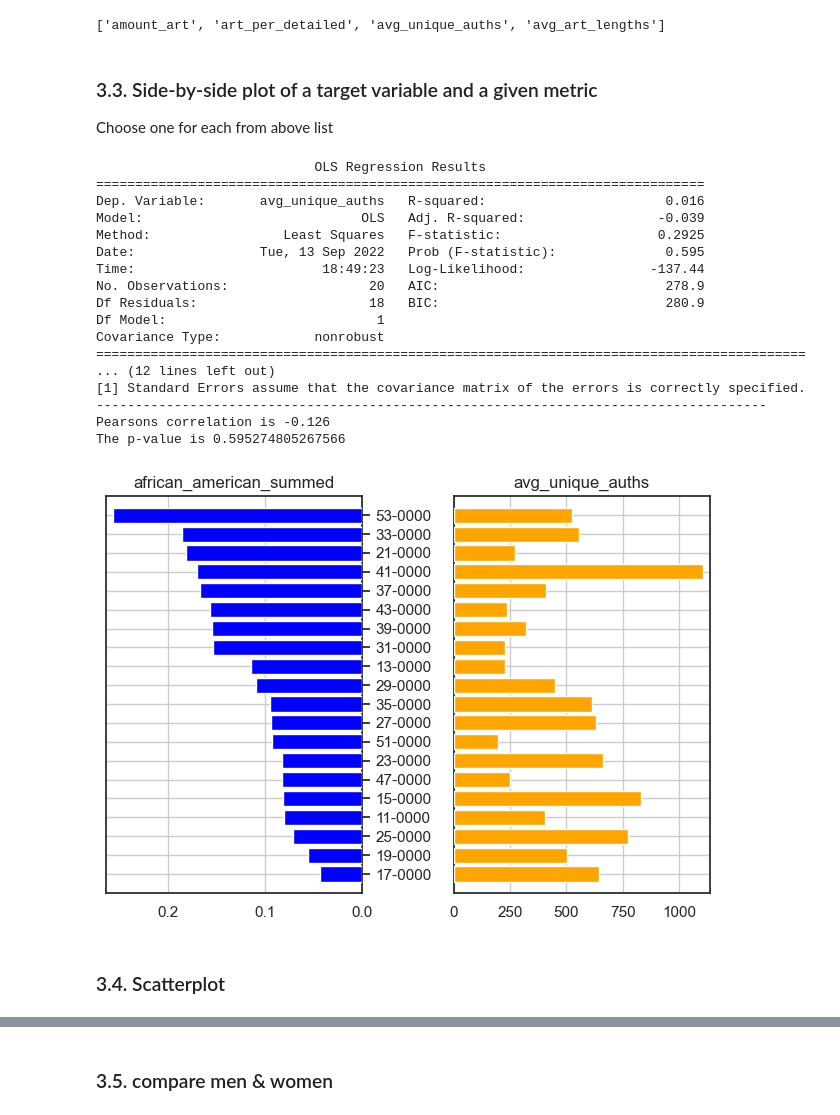
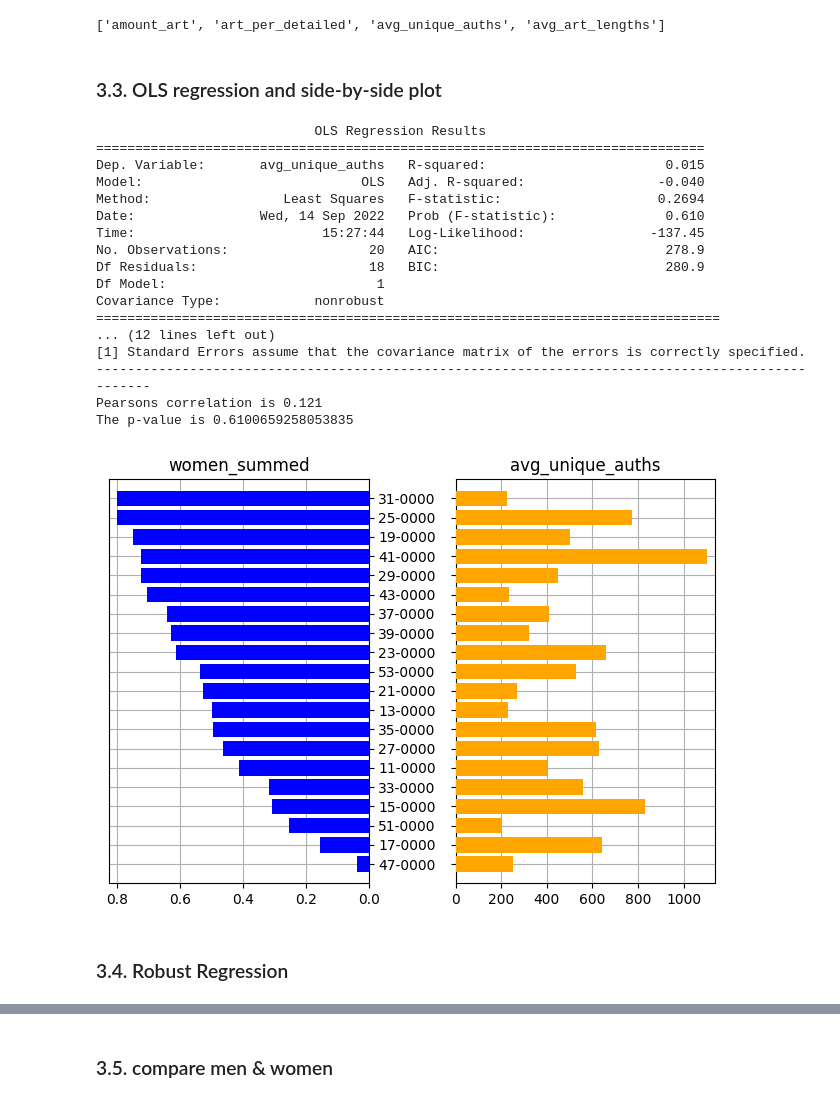
Before and after one commit to digital-scrappy/wikipedia-revisions, a Jupyter notebook: Analysis/MAJOR_gender_race_analysis.ipynb, the cells around one changed output, grey strips where cells are left out. Saved outputs shown, nothing was run; the diff lists cells and outputs as text; code cells hidden in the pictures.

```diff
--- a/Analysis/MAJOR_gender_race_analysis.ipynb
+++ b/Analysis/MAJOR_gender_race_analysis.ipynb
@@ -132,37 +133,35 @@ list(df_major.columns[-14:]) # all possible target_variables
 # %% [output]
 ['amount_art', 'art_per_detailed', 'avg_unique_auths', 'avg_art_lengths']
 # %% [markdown]
-### 3.3. Side-by-side plot of a target variable and a given metric
-
-Choose one for each from above list
+### 3.3. OLS regression and side-by-side plot
 # %%
 wiki_metric_var = "avg_unique_auths"
-race_gender_var = "african_american_summed"
+race_gender_var = "women_summed"
 
-results = smf.ols((str(wiki_metric_var) + " ~ " + str(race_gender_var)), data=df_major).fit()
+results = ols((str(wiki_metric_var) + " ~ " + str(race_gender_var)), data=df_major).fit()
 print(results.summary())
-print("--------------------------------------------------------------------------------------")
+print("--------------------------------------------------------------------------------------------------")
 
 viz_sideways(df_major, race_gender_var, wiki_metric_var)
 # %% [output]
                             OLS Regression Results
 ==============================================================================
-Dep. Variable:       avg_unique_auths   R-squared:                       0.016
-Model:                            OLS   Adj. R-squared:                 -0.039
-Method:                 Least Squares   F-statistic:                    0.2925
-Date:                Tue, 13 Sep 2022   Prob (F-statistic):              0.595
-Time:                        18:49:23   Log-Likelihood:                -137.44
+Dep. Variable:       avg_unique_auths   R-squared:                       0.015
+Model:                            OLS   Adj. R-squared:                 -0.040
+Method:                 Least Squares   F-statistic:                    0.2694
+Date:                Wed, 14 Sep 2022   Prob (F-statistic):              0.610
+Time:                        15:27:44   Log-Likelihood:                -137.45
 No. Observations:                  20   AIC:                             278.9
 Df Residuals:                      18   BIC:                             280.9
 Df Model:                           1
 Covariance Type:            nonrobust
-===========================================================================================
+================================================================================
 ... (12 lines left out)
 [1] Standard Errors assume that the covariance matrix of the errors is correctly specified.
---------------------------------------------------------------------------------------
-Pearsons correlation is -0.126
-The p-value is 0.595274805267566
+--------------------------------------------------------------------------------------------------
+Pearsons correlation is 0.121
+The p-value is 0.6100659258053835
-[figure, old version]
+[figure, new version]
 # %% [markdown]
-### 3.4. Scatterplot
+### 3.4. Robust Regression
 # %%
```
Also changed, not shown: parts of 14 cells of this notebook, 3 other files.
